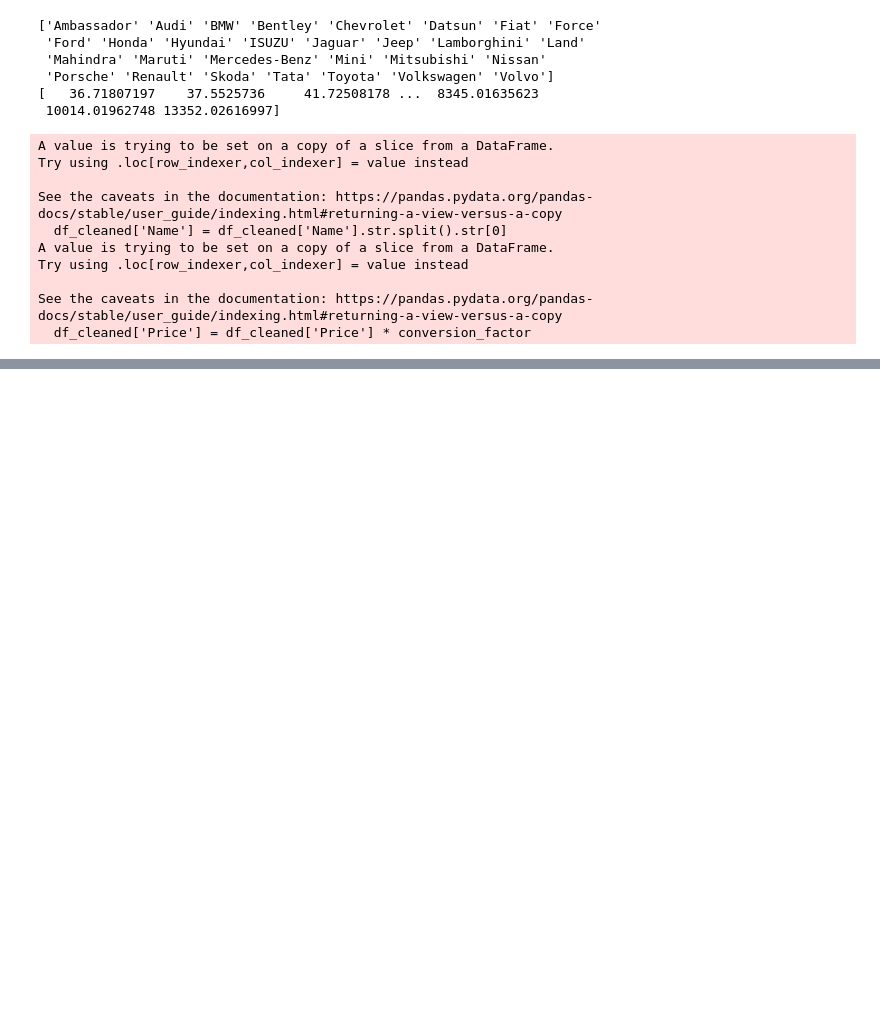
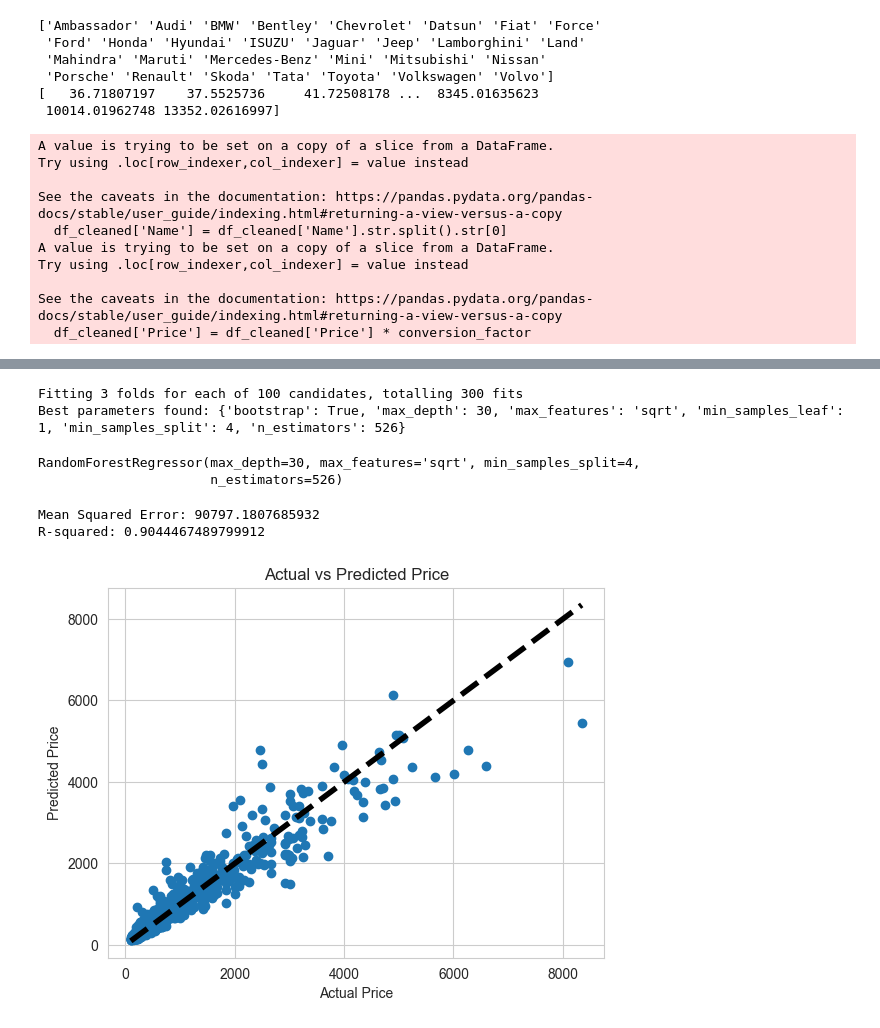
Before and after one commit to henrygbrand/MLFinalProject, a Jupyter notebook: car_prices.ipynb, the cells around one changed output, grey strips where cells are left out. Saved outputs shown, nothing was run; the diff lists cells and outputs as text; code cells hidden in the pictures; blank space fills up the shorter version.

```diff
--- a/car_prices.ipynb
+++ b/car_prices.ipynb
@@ -221,0 +237,47 @@ plt.show()
+# %%
+#Random search for hyperparam selection
+param_dist = {
+    'n_estimators': sp_randint(100, 1000),
+    'max_depth': [3, 10, 20, 30, None],
+    'min_samples_split': sp_randint(2, 11),
+    'min_samples_leaf': sp_randint(1, 11),
+    'max_features': ['sqrt', 'log2', None],
+    'bootstrap': [True, False]
+}
+
+rf = RandomForestRegressor(random_state=42)
+random_search = RandomizedSearchCV(estimator=rf, param_distributions=param_dist, n_iter=100, cv=3, verbose=2, random_state=42, n_jobs=-1)
+random_search.fit(X_train, y_train)
+best_params = random_search.best_params_
+print("Best parameters found:", best_params)
+best_rf = RandomForestRegressor(**best_params)
+best_rf.fit(X_train, y_train)
+# %% [output]
+Fitting 3 folds for each of 100 candidates, totalling 300 fits
+Best parameters found: {'bootstrap': True, 'max_depth': 30, 'max_features': 'sqrt', 'min_samples_leaf': 1, 'min_samples_split': 4, 'n_estimators': 526}
+RandomForestRegressor(max_depth=30, max_features='sqrt', min_samples_split=4,
+                      n_estimators=526)
+# %%
+#Trying random forest again with
+arr= ['Year', 'Kilometers_Driven', 'Engine', 'Power', 'Seats']
+X = df_cleaned[arr]
+y = df_cleaned['Price']
+X_train, X_test, y_train, y_test = train_test_split(X, y, test_size=0.2, random_state=42)
+model = RandomForestRegressor(max_depth=30, max_features='sqrt', min_samples_split=4, n_estimators=526)
+model.fit(X_train, y_train)
+y_pred = model.predict(X_test)
+mse = mean_squared_error(y_test, y_pred)
+r2 = r2_score(y_test, y_pred)
+print(f'Mean Squared Error: {mse}')
+print(f'R-squared: {r2}')
+
+plt.scatter(y_test, y_pred)
+plt.xlabel('Actual Price')
+plt.ylabel('Predicted Price')
+plt.plot([y_test.min(), y_test.max()], [y_test.min(), y_test.max()], 'k--', lw=4)
+plt.title('Actual vs Predicted Price')
+plt.show()
+# %% [output]
+Mean Squared Error: 90797.1807685932
+R-squared: 0.9044467489799912
+[figure, added]
```
Also changed, not shown: parts of 9 cells of this notebook.
